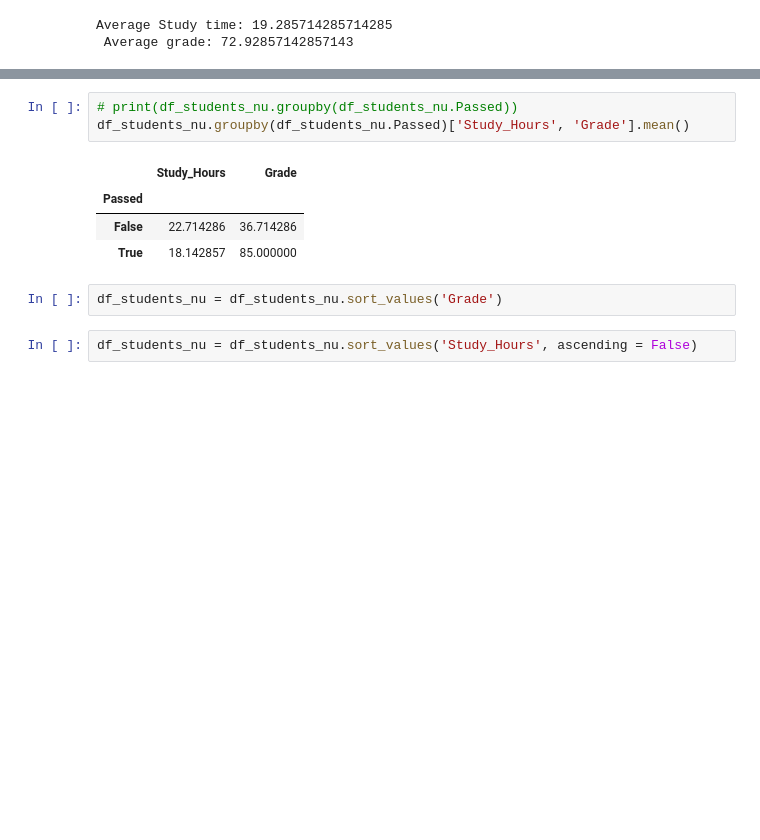
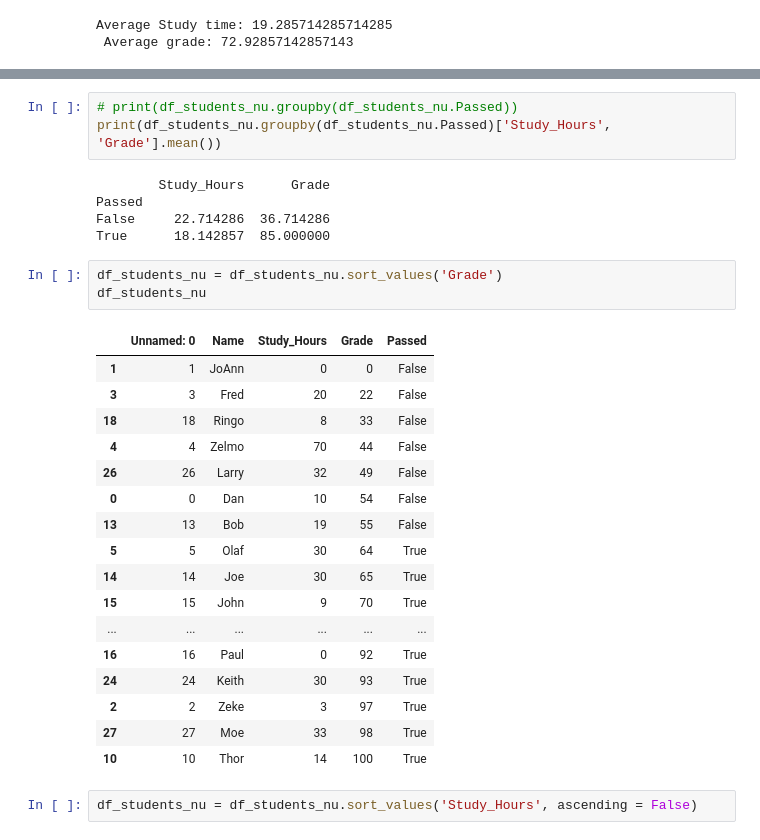
Before and after one commit to levinalan/PythonCode, a Jupyter notebook: Explore-Data/Student_data.ipynb, the cells around one changed output, grey strips where cells are left out. Saved outputs shown, nothing was run; the diff lists cells and outputs as text; blank space fills up the shorter version.

```diff
--- a/Explore-Data/Student_data.ipynb
+++ b/Explore-Data/Student_data.ipynb
@@ -78,13 +93,32 @@ df_students_nu = pd.concat([df_students_nu, passed.rename('Passed')], axis = 1)
 # %%
 # print(df_students_nu.groupby(df_students_nu.Passed))
-df_students_nu.groupby(df_students_nu.Passed)['Study_Hours', 'Grade'].mean()
+print(df_students_nu.groupby(df_students_nu.Passed)['Study_Hours', 'Grade'].mean())
 # %% [output]
-|  | Study_Hours | Grade |
-| Passed |  |  |
-| False | 22.714286 | 36.714286 |
-| True | 18.142857 | 85.000000 |
+        Study_Hours      Grade
+Passed
+False     22.714286  36.714286
+True      18.142857  85.000000
 # %%
 df_students_nu = df_students_nu.sort_values('Grade')
+df_students_nu
+# %% [output]
+|  | Unnamed: 0 | Name | Study_Hours | Grade | Passed |
+| 1 | 1 | JoAnn | 0 | 0 | False |
+| 3 | 3 | Fred | 20 | 22 | False |
+| 18 | 18 | Ringo | 8 | 33 | False |
+| 4 | 4 | Zelmo | 70 | 44 | False |
+| 26 | 26 | Larry | 32 | 49 | False |
+| 0 | 0 | Dan | 10 | 54 | False |
+| 13 | 13 | Bob | 19 | 55 | False |
+| 5 | 5 | Olaf | 30 | 64 | True |
+| 14 | 14 | Joe | 30 | 65 | True |
+| 15 | 15 | John | 9 | 70 | True |
+| ... | ... | ... | ... | ... | ... |
+| 16 | 16 | Paul | 0 | 92 | True |
+| 24 | 24 | Keith | 30 | 93 | True |
+| 2 | 2 | Zeke | 3 | 97 | True |
+| 27 | 27 | Moe | 33 | 98 | True |
+| 10 | 10 | Thor | 14 | 100 | True |
 # %%
 df_students_nu = df_students_nu.sort_values('Study_Hours', ascending = False)
 # %%
```
Also changed, not shown: parts of 4 cells of this notebook.
